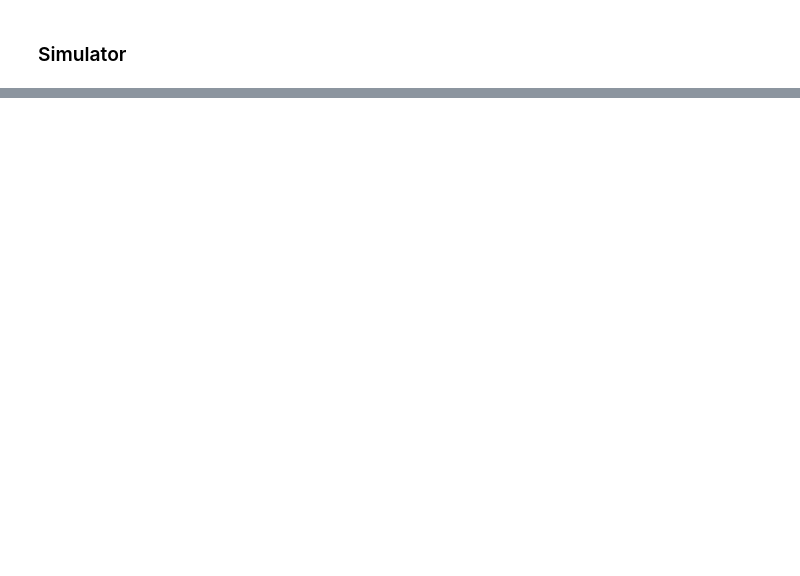
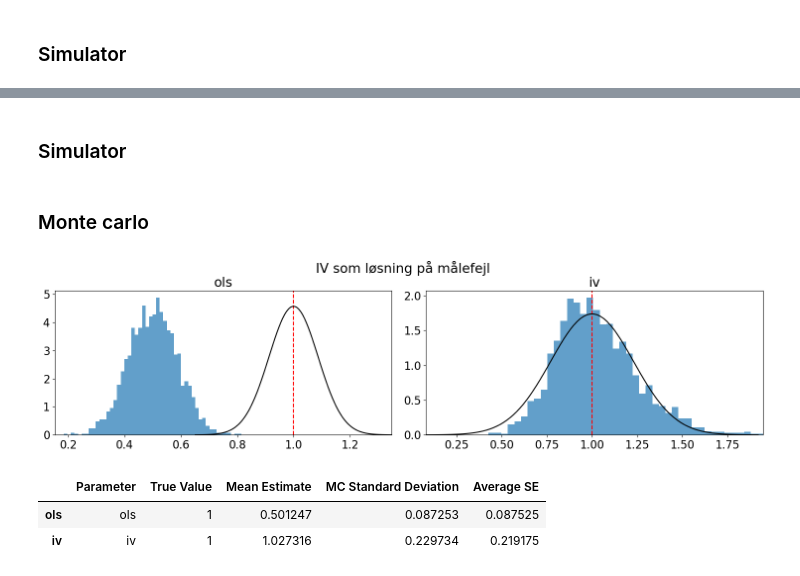
Before and after one commit to bschjerning/EconometricsA, a Jupyter notebook: 1_lectures/12_iv/12_iv_example.ipynb, the cells around one changed output, grey strips where cells are left out. Saved outputs shown, nothing was run; the diff lists cells and outputs as text; code cells hidden in the pictures; blank space fills up the shorter version.

```diff
--- a/1_lectures/12_iv/12_iv_example.ipynb
+++ b/1_lectures/12_iv/12_iv_example.ipynb
@@ -280,5 +134,0 @@ $$
-# %%
-import pandas as pd
-import numpy as np
-import mymlr as mlr # see mymlr.py
-pd.set_option('display.float_format', '{:.8f}'.format)
@@ -583,0 +212,34 @@ I denne artikel bruger forfatterne **inputomkostninger og valutakurser** som ins
+# %% [markdown]
+### Simulator
+# %%
+def sim_merror(n=100, beta=1, mu_x=1, sigma_x=1, sigma_u=1, sigma_e=1, sigma_v=1):
+    norm=np.random.normal
+
+    const = np.ones(n)
+    xstar = norm(mu_x, sigma_x, size=n);  # Endogenous variable
+    e = norm(0, sigma_e, size=n) # målefejl 1
+    v = norm(0, sigma_v, size=n) # målefejl 2
+    x = xstar + e # x med målefejl 1
+    z = xstar + v # instrument: x men målefejl 2
+    u = norm(0, sigma_u, size=n)
+
+    y = beta * xstar + u   # Strukturel ligning
+
+    # Dataframes for udvalgte og fulde sample
+    df = pd.DataFrame({'y': y, 'const': const, 'x': x, 'z': z})
+
+    return df
+# %% [markdown]
+### Monte carlo
+# %%
+b_ols, se_ols = mc.simulate(sim_merror, estimator=OLS, S=2000)
+b_iv, se_iv = mc.simulate(sim_merror, estimator=IV, S=2000)
+b = pd.DataFrame({f'ols': b_ols['x'],'iv': b_iv['x']})
+se = pd.DataFrame({'ols': se_ols['x'],'iv': se_iv['x']})
+mc.histogram(stat=b, bins=50, truestat=[1,1], title=f'IV som løsning på målefejl');
+mc.summary_table(b,se, beta0=[1,1])
+# %% [output]
+[figure, added]
+|  | Parameter | True Value | Mean Estimate | MC Standard Deviation | Average SE |
+| ols | ols | 1 | 0.501247 | 0.087253 | 0.087525 |
+| iv | iv | 1 | 1.027316 | 0.229734 | 0.219175 |
```
Also changed, not shown: parts of 79 cells of this notebook.
